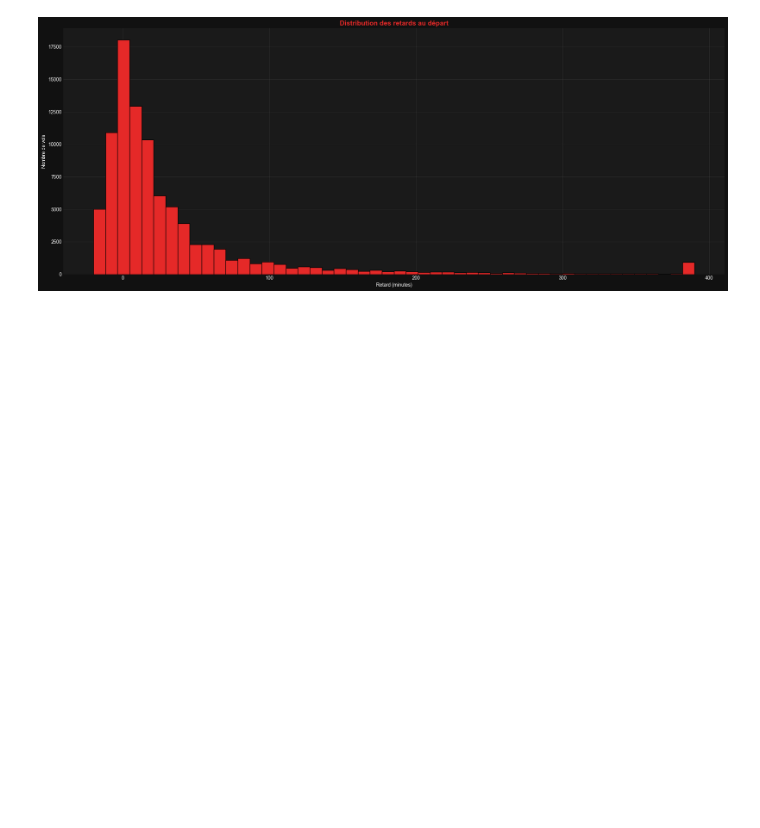
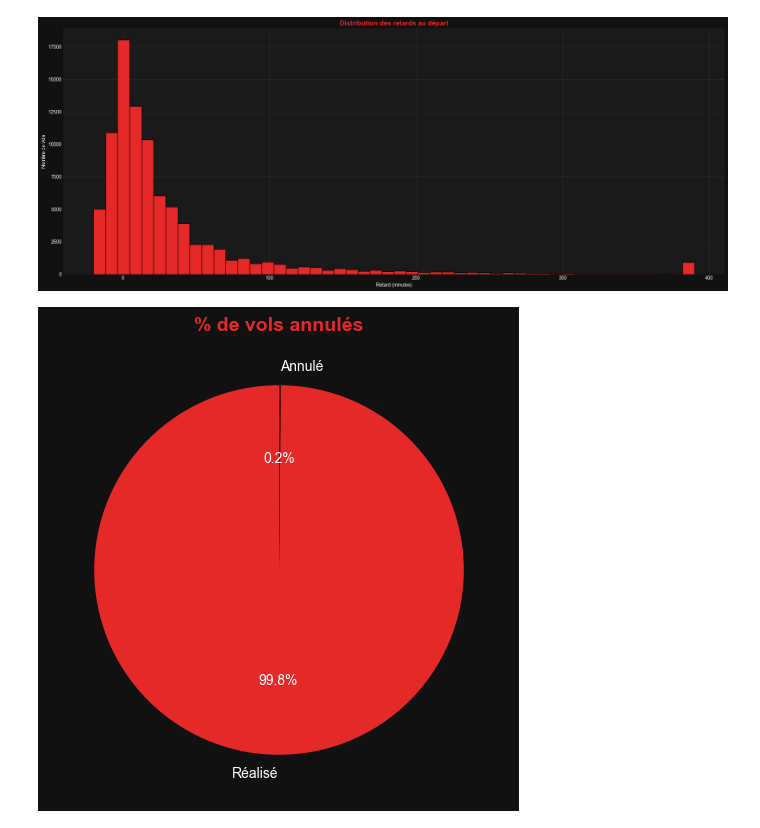
Before and after one commit to ZahraZellazi/DelayPrediction, a Jupyter notebook: kpi.ipynb, the cells around one changed output. Cells and saved outputs as stored; diff of their text form; code cells hidden in the pictures; blank space fills up the shorter version.

Commit message:
kpi : % de vols annulés

```diff
--- a/kpi.ipynb
+++ b/kpi.ipynb
@@ -251,3 +251,15 @@ else:
     print("Colonne 'departure_delay_min' non trouvée dans le dataframe.")
 # %% [output]
 [figure]
+# %%
+# -------------------------------------------------------------------------
+# Cell - % de vols annulés
+# -------------------------------------------------------------------------
+annule_counts = df['Annule'].value_counts()
+fig, ax = plt.subplots(figsize=(6,6))
+ax.pie(annule_counts, labels=annule_counts.index.map({True:'Annulé', False:'Réalisé'}),
+       autopct='%1.1f%%', colors=[RED_HEX, '#660000'], startangle=90, textprops={'color':'white'})
+ax.set_title('% de vols annulés', color=RED_HEX, fontsize=14, weight='bold')
+plt.show()
+# %% [output]
+[figure, added]
```
